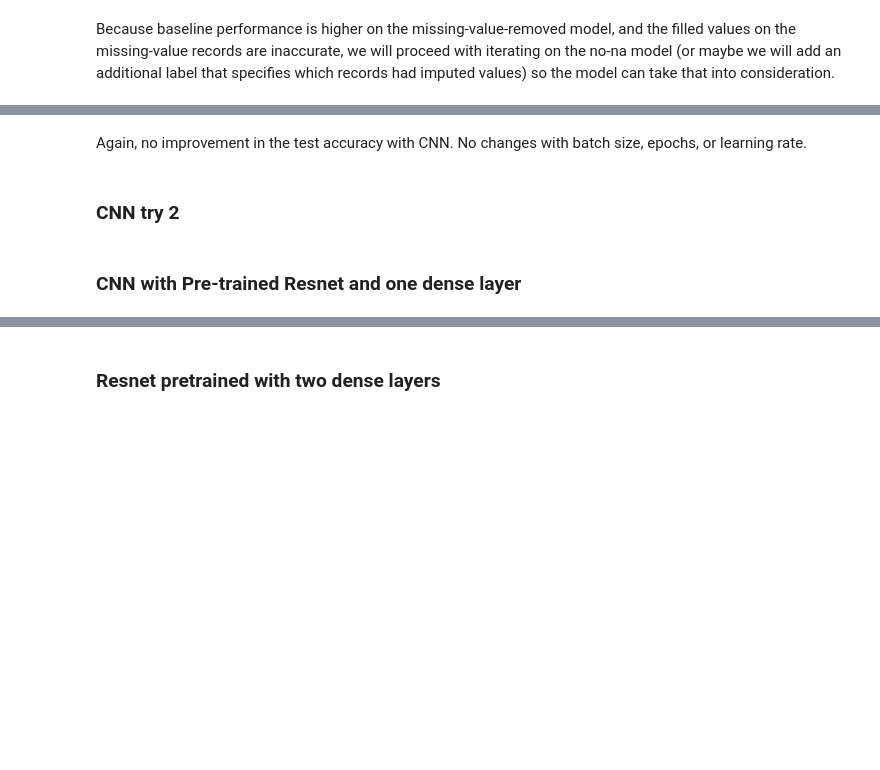
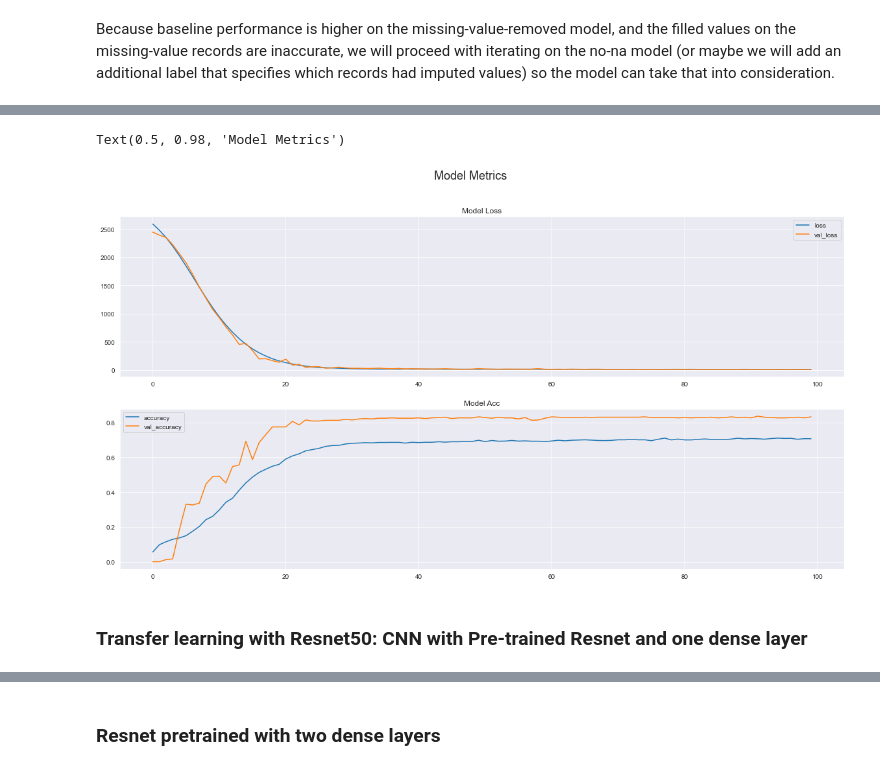
Before and after one commit to amcarite/Facial-Keypoint-Detection-with-Deep-Learning, a Jupyter notebook: alex_dev_notebook_no_output.ipynb, the cells around one changed output, grey strips where cells are left out. Cells and saved outputs as stored; diff of their text form; code cells hidden in the pictures; blank space fills up the shorter version.

```diff
--- a/alex_dev_notebook_no_output.ipynb
+++ b/alex_dev_notebook_no_output.ipynb
@@ -494,22 +387,19 @@ model_NN_noNA2.summary()
 # %%
-#reshape data into 2D arrays
-x_train_96x96 = train_data_noNA.reshape(train_noNA_reshape).reshape(train_data_noNA.shape[0], 96, 96, 1)
-x_dev_96x96 = dev_data_noNA.reshape(dev_noNA_reshape).reshape(dev_data_noNA.shape[0], 96, 96, 1)
+model_CNN_noNA1 = Sequential()
+model_CNN_noNA1.add(Conv2D(64, kernel_size=(3, 3),activation='relu',input_shape=(96, 96, 1)))
+model_CNN_noNA1.add(MaxPooling2D(pool_size=(2, 2)))
+model_CNN_noNA1.add(Dropout(0.2))
+model_CNN_noNA1.add(Flatten())
+model_CNN_noNA1.add(Dense(96))
+model_CNN_noNA1.add(BatchNormalization())
+model_CNN_noNA1.add(Activation('relu'))
+model_CNN_noNA1.add(Dense(30))
 
-model_CNN_noNA1 = Sequential()
-model_CNN_noNA1.add(Conv2D(96, kernel_size=(3, 3),activation='relu',input_shape=(96, 96, 1)))
-model_CNN_noNA1.add(MaxPooling2D(pool_size=(2, 2)))
-model_CNN_noNA1.add(Conv2D(192, (3, 3), activation='relu'))
-model_CNN_noNA1.add(MaxPooling2D(pool_size=(2, 2)))
-model_CNN_noNA1.add(Dropout(0.5))
-model_CNN_noNA1.add(Flatten())
-model_CNN_noNA1.add(Dense(units=50, input_dim=384, activation='sigmoid'))
-model_CNN_noNA1.add(Dense(units=30, input_dim=50, activation='softmax'))
 
-## Cost function & Objective (and solver)
-sgd = optimizers.SGD(lr=0.01)
-model_CNN_noNA1.compile(optimizer=sgd, loss='categorical_crossentropy', metrics=['accuracy'])
-history = model_CNN_noNA1.fit(x_train_96x96, train_labels_noNA, batch_size=100, epochs=5, verbose=1, validation_data=(x_dev_96x96, dev_labels_noNA))
-score_CNN_noNA1 = model_CNN_noNA1.evaluate(x_dev_96x96, dev_labels_noNA, verbose=0)
+# model_CNN_noNA1.summary()
+
+model_CNN_noNA1.compile(optimizer='adam', loss='mean_squared_error', metrics=['accuracy'])
+history_CNN_noNA1 = model_CNN_noNA1.fit(train_data_noNA, train_labels_noNA, batch_size=64, epochs=100, validation_data=(dev_data, dev_labels), shuffle = True, callbacks=[earlyStopping, rlp])
+score_CNN_noNA1 = model_CNN_noNA1.evaluate(dev_data, dev_labels)
 print('Test score:', score_CNN_noNA1[0])
 print('Test accuracy:', score_CNN_noNA1[1])
@@ -516,2 +423,0 @@ print('Test accuracy:', score_CNN_noNA1[1])
-# %% [markdown]
-Again, no improvement in the test accuracy with CNN. No changes with batch size, epochs, or learning rate.
@@ -520,2 +423,0 @@ model_CNN_noNA1.summary()
-# %% [markdown]
-### CNN try 2
@@ -580,5 +424,18 @@ y_pred = model_CNN_noNA1.predict(dev_data_noNA)
+# %%
+sns.set_style('darkgrid')
+
+fig, ax = plt.subplots(2, 1, figsize=(20, 10))
+df = pd.DataFrame(history_CNN_noNA1.history)
+df[['loss', 'val_loss']].plot(ax=ax[0])
+df[['accuracy', 'val_accuracy']].plot(ax=ax[1])
+ax[0].set_title('Model Loss', fontsize=12)
+ax[1].set_title('Model Acc', fontsize=12)
+fig.suptitle('Model Metrics', fontsize=18)
+# %% [output]
+Text(0.5, 0.98, 'Model Metrics')
+[figure, added]
 # %% [markdown]
-### CNN with Pre-trained Resnet and one dense layer
+### Transfer learning with Resnet50: CNN with Pre-trained Resnet and one dense layer
 # %%
 model_resnet_noNA_D1 = Sequential()
 pretrained_model = ResNet50(input_shape=(96,96,3), include_top=False, weights='imagenet')
```
Also changed, not shown: parts of 75 cells of this notebook.
